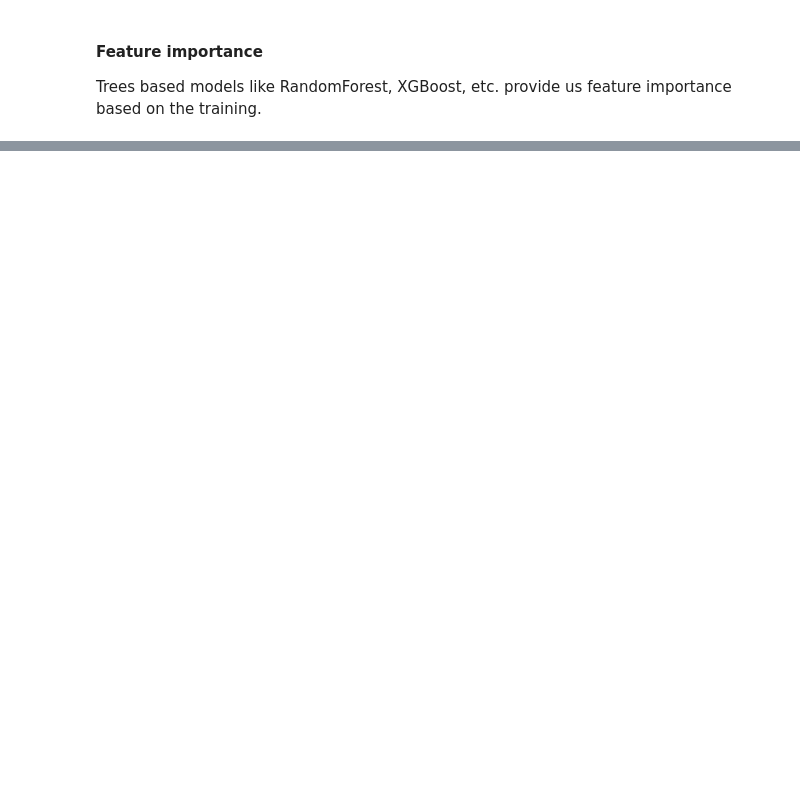
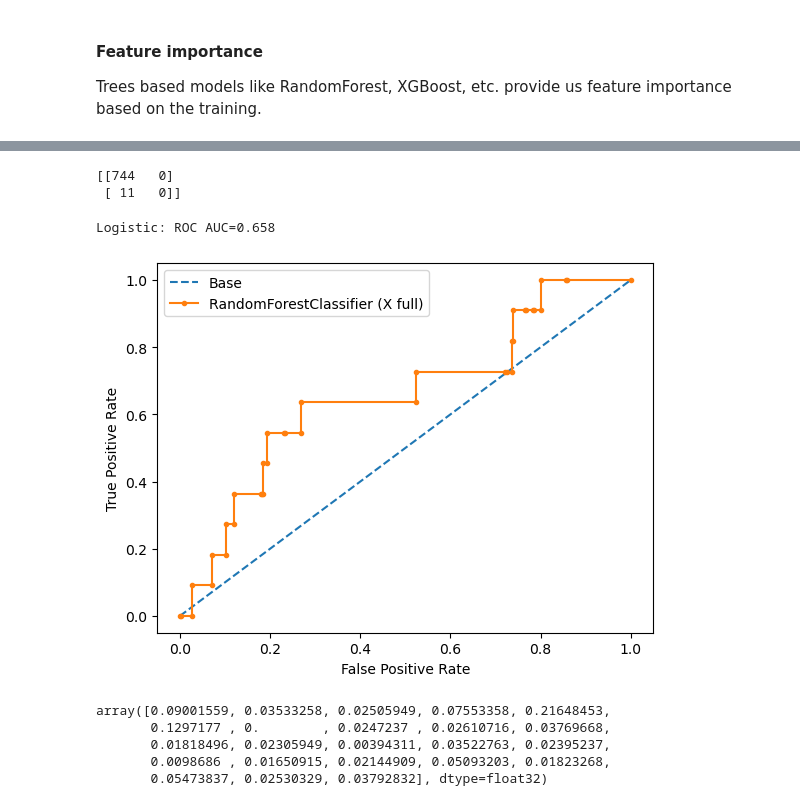
Before and after one commit to kalemaria/customer_lead_generator, a Jupyter notebook: customer_lead_generator_modelling.ipynb, the cells around one changed output, grey strips where cells are left out. Drawn from its saved outputs; the diff is of its cells as text; code cells hidden in the pictures; blank space fills up the shorter version.

```diff
--- a/customer_lead_generator_modelling.ipynb
+++ b/customer_lead_generator_modelling.ipynb
@@ -450,0 +445,3 @@ rfc_importances.plot(kind="barh",ax=ax);
+# %%
+xgb = XGBClassifier(scale_pos_weight=65, n_estimators=500, random_state=42) # 65 = sum(negative instances) / sum(positive instances)
+xgb
@@ -450,0 +460,5 @@ rfc_importances.plot(kind="barh",ax=ax);
+# %%
+pipeline_xgb = Pipeline([("knn_imputer", KNNImputer(n_neighbors=5).set_output(transform="pandas")),
+                         ("scaler", StandardScaler()),
+                         ("model", xgb)])
+pipeline_xgb
@@ -450,0 +483,6 @@ rfc_importances.plot(kind="barh",ax=ax);
+# %%
+model_name = "XGBoost (X full)"
+
+pipeline_xgb.fit(X_train, y_train)
+pred_xgb = pipeline_xgb.predict(X_test)
+scores[model_name] = f1_score(y_test, pred_rfc)
@@ -450,0 +500,19 @@ rfc_importances.plot(kind="barh",ax=ax);
+# %%
+print(confusion_matrix(y_test, pred_rfc, labels=[0, 1]))
+# %% [output]
+[[744   0]
+ [ 11   0]]
+# %%
+proba_preds_xgb = pipeline_xgb.predict_proba(X_test)[:, 1]
+plot_roc(y_test, proba_preds_xgb, model_name=model_name)
+# %% [output]
+Logistic: ROC AUC=0.658
+[figure, added]
+# %%
+xgb.feature_importances_
+# %% [output]
+array([0.09001559, 0.03533258, 0.02505949, 0.07553358, 0.21648453,
+       0.1297177 , 0.        , 0.0247237 , 0.02610716, 0.03769668,
+       0.01818496, 0.02305949, 0.00394311, 0.03522763, 0.02395237,
+       0.0098686 , 0.01650915, 0.02144909, 0.05093203, 0.01823268,
+       0.05473837, 0.02530329, 0.03792832], dtype=float32)
```
Also changed, not shown: parts of 31 cells of this notebook.
